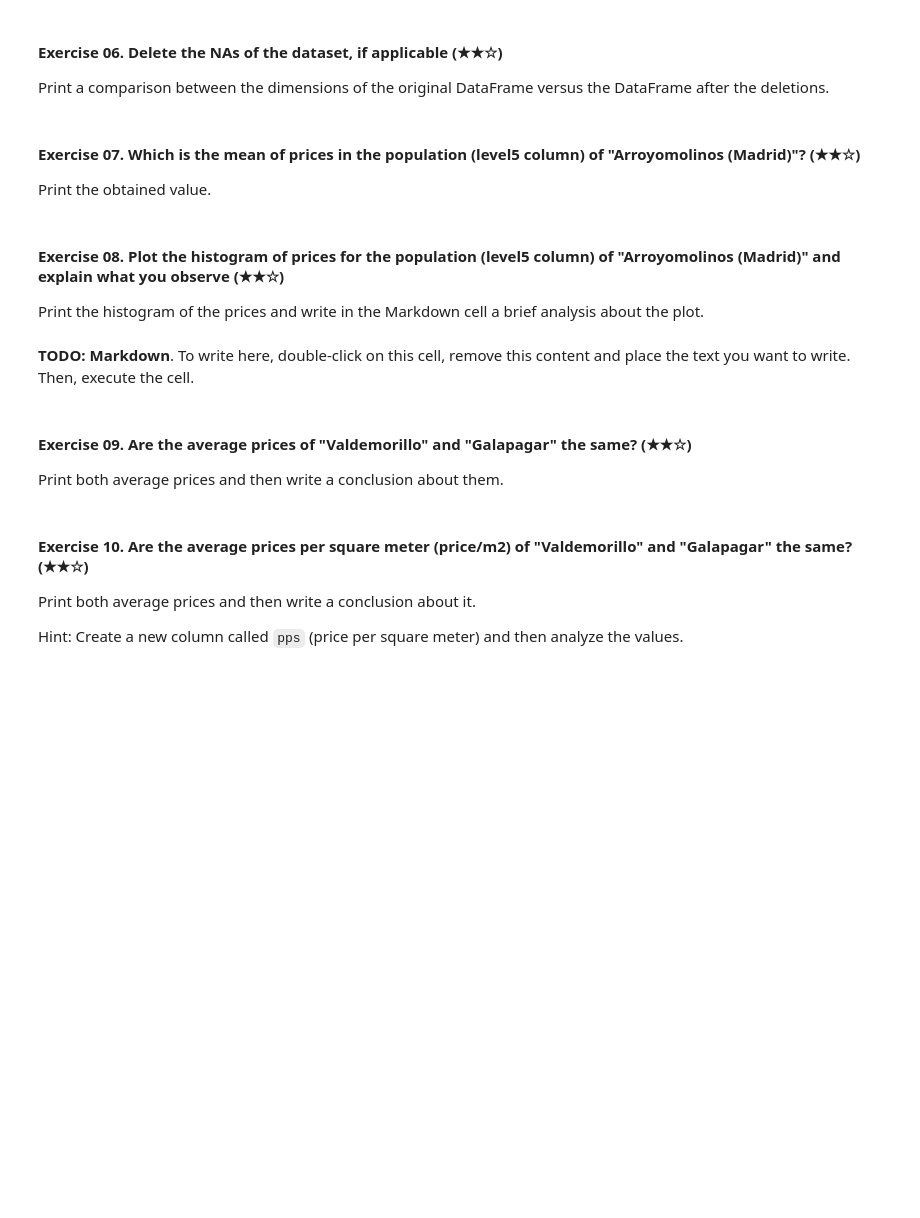
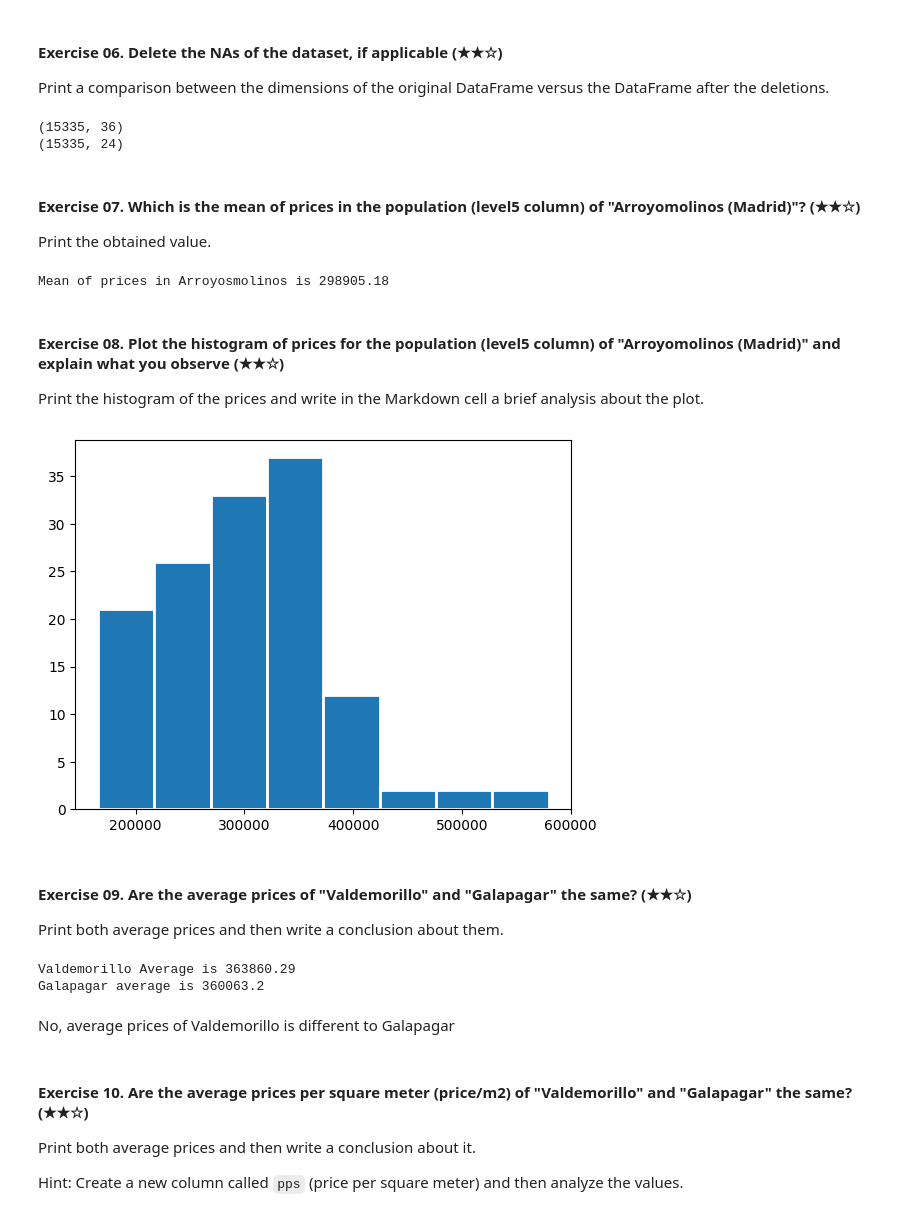
Before and after one commit to angel0805/realestate-datacleanup-exercise, a Jupyter notebook: project.ipynb, the cells around one changed output. Drawn from its saved outputs; the diff is of its cells as text; code cells hidden in the pictures; blank space fills up the shorter version.

```diff
--- a/project.ipynb
+++ b/project.ipynb
@@ -56,9 +60,9 @@ Print the address and the price of the selected house. For example:
 
 `The house with address General Street Nº5 is the most expensive and its price is 5000000 USD`
 # %%
-ds.sort_values(by = ['price'], ascending = False, inplace = True)
+new_ds = ds.sort_values(by = ['price'], ascending = False)
 
-expensive_house = ds.head(1)
+expensive_house = new_ds.head(1)
 
 print(f"The house with address {expensive_house['address'].values[0]} is the most expensive and its price is {expensive_house['price'].values[0]} USD")
 # %% [output]
@@ -128,27 +151,57 @@ Print a boolean value (`True` or `False`) followed by the rows/cols that contain
 
 Print a comparison between the dimensions of the original DataFrame versus the DataFrame after the deletions.
 # %%
-# TODO
+# Original Frame
+print((ds.shape))
+
+# Deleting NAs of the dataset
+filter_ds = ds.dropna(axis = 'columns')
+print(filter_ds.shape)
+# %% [output]
+(15335, 36)
+(15335, 24)
 # %% [markdown]
 #### Exercise 07. Which is the mean of prices in the population (level5 column) of "Arroyomolinos (Madrid)"? (★★☆)
 
 Print the obtained value.
 # %%
-# TODO
+population_level5 = ds.loc[(ds['level5'] == 'Arroyomolinos (Madrid)') & (ds['price'] != 0)].sort_values(by = ['price'])
+population_level5_mean = population_level5['price'].mean()
+print(f"Mean of prices in Arroyosmolinos is {np.round(population_level5_mean, 2)}")
+# %% [output]
+Mean of prices in Arroyosmolinos is 298905.18
 # %% [markdown]
 #### Exercise 08. Plot the histogram of prices for the population (level5 column) of "Arroyomolinos (Madrid)" and explain what you observe (★★☆)
 
 Print the histogram of the prices and write in the Markdown cell a brief analysis about the plot.
 # %%
-# TODO: Code
+population_level5
+
+prices_of_population_level5 = population_level5.price.values
+
+# histogram
+plt.hist(prices_of_population_level5, bins = 8, edgecolor = 'white', linewidth = 2)
+plt.show()
+# %% [output]
+[figure, added]
-# %% [markdown]
-**TODO: Markdown**. To write here, double-click on this cell, remove this content and place the text you want to write. Then, execute the cell.
 # %% [markdown]
 #### Exercise 09. Are the average prices of "Valdemorillo" and "Galapagar" the same? (★★☆)
 
 Print both average prices and then write a conclusion about them.
 # %%
-# TODO
+# Valdemorillo average
+avg_v = ds.loc[ds.level5 == 'Valdemorillo'].price.mean()
+avg_v = np.round(avg_v, 2)
+print(f"Valdemorillo Average is {avg_v}")
+
+# Galapagar average
+avg_g = np.round(ds.loc[ds.level5 == 'Galapagar'].price.mean(), 2)
+print(f"Galapagar average is {avg_g}")
+# %% [output]
+Valdemorillo Average is 363860.29
+Galapagar average is 360063.2
+# %% [markdown]
+No, average prices of Valdemorillo is different to Galapagar
 # %% [markdown]
 #### Exercise 10. Are the average prices per square meter (price/m2) of "Valdemorillo" and "Galapagar" the same? (★★☆)
 
```
Also changed, not shown: parts of 7 cells of this notebook.
